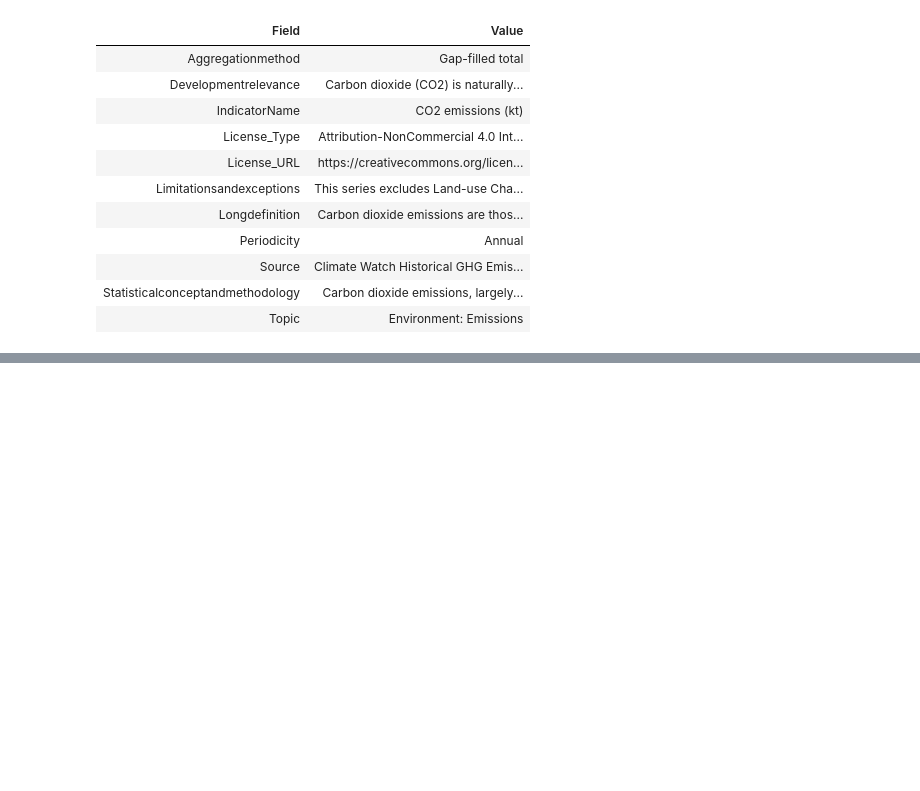
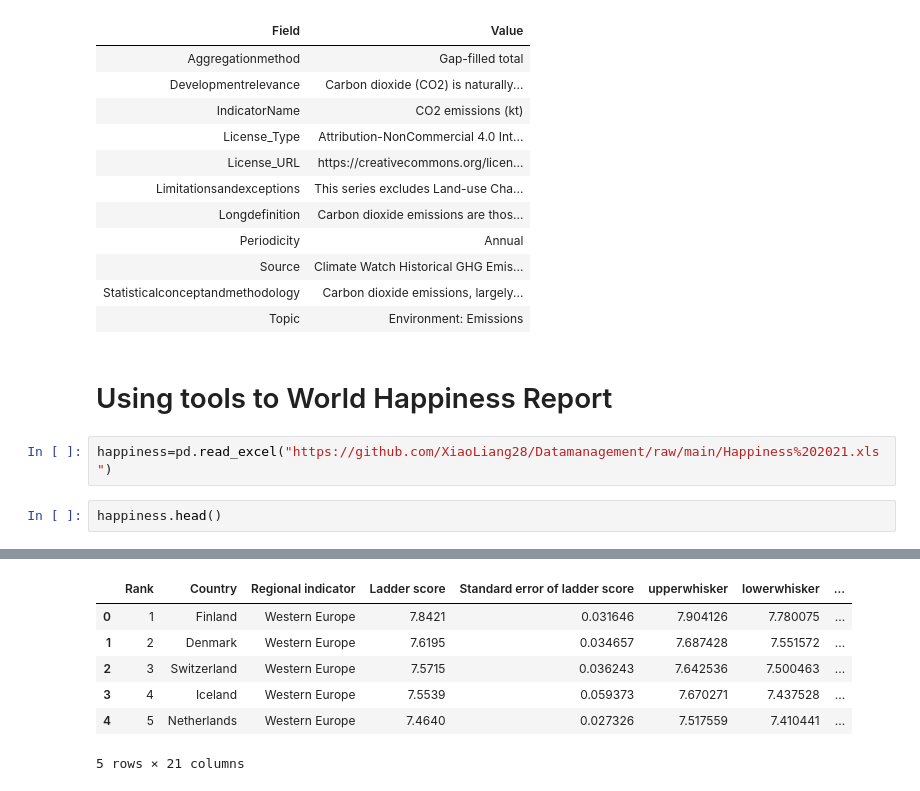
Before and after one commit to XiaoLiang28/Datamanagement, a Jupyter notebook: PS4.ipynb, the cells around one changed output, grey strips where cells are left out. Cells and saved outputs as stored; diff of their text form; blank space fills up the shorter version.

```diff
--- a/PS4.ipynb
+++ b/PS4.ipynb
@@ -185,3 +256,10 @@ Series: EN.ATM.CO2E.KT
 | Source | Climate Watch Historical GHG Emis... |
 | Statisticalconceptandmethodology | Carbon dioxide emissions, largely... |
 | Topic | Environment: Emissions |
+# %% [markdown]
+# Using tools to World Happiness Report
+# %%
+happiness=pd.read_excel("https://github.com/XiaoLiang28/Datamanagement/raw/main/Happiness%202021.xls")
+# %%
+happiness.head()
+# %% [output]
@@ -187,0 +267,7 @@ Series: EN.ATM.CO2E.KT
+|  | Rank | Country | Regional indicator | Ladder score | Standard error of ladder score | upperwhisker | lowerwhisker | ... |
+| 0 | 1 | Finland | Western Europe | 7.8421 | 0.031646 | 7.904126 | 7.780075 | ... |
+| 1 | 2 | Denmark | Western Europe | 7.6195 | 0.034657 | 7.687428 | 7.551572 | ... |
+| 2 | 3 | Switzerland | Western Europe | 7.5715 | 0.036243 | 7.642536 | 7.500463 | ... |
+| 3 | 4 | Iceland | Western Europe | 7.5539 | 0.059373 | 7.670271 | 7.437528 | ... |
+| 4 | 5 | Netherlands | Western Europe | 7.4640 | 0.027326 | 7.517559 | 7.410441 | ... |
+5 rows × 21 columns
```
Also changed, not shown: parts of 15 cells of this notebook.
